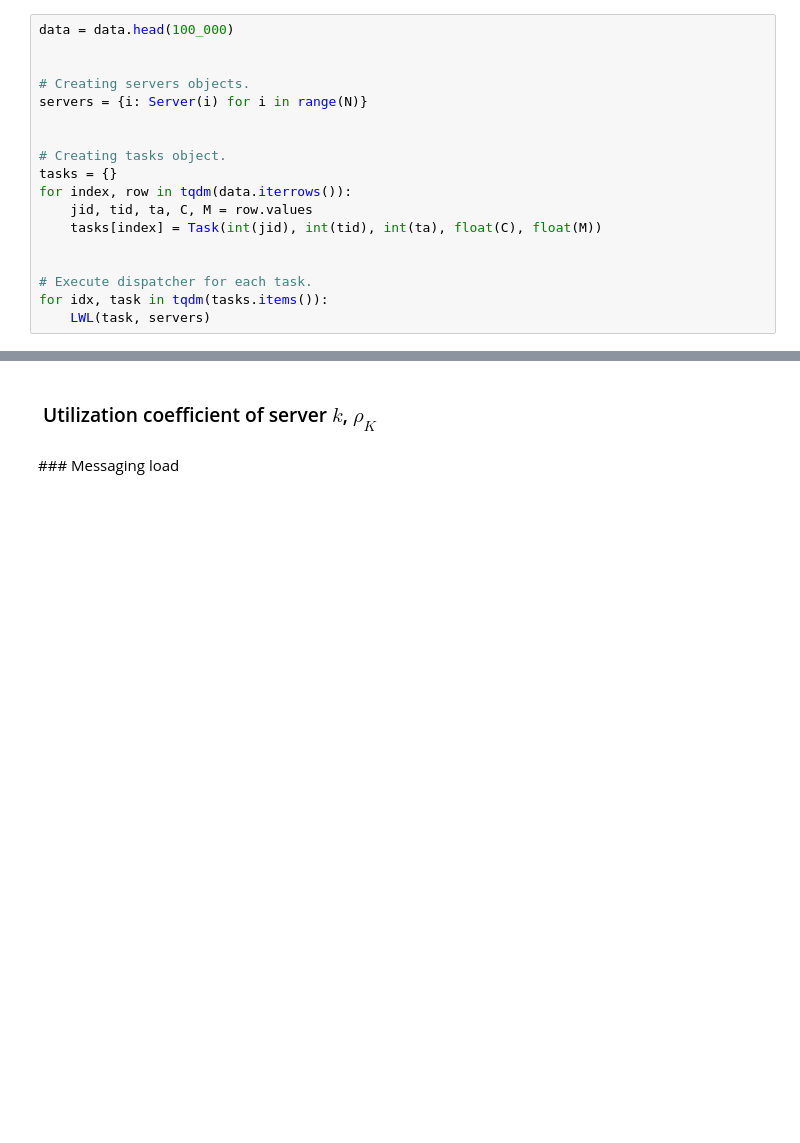
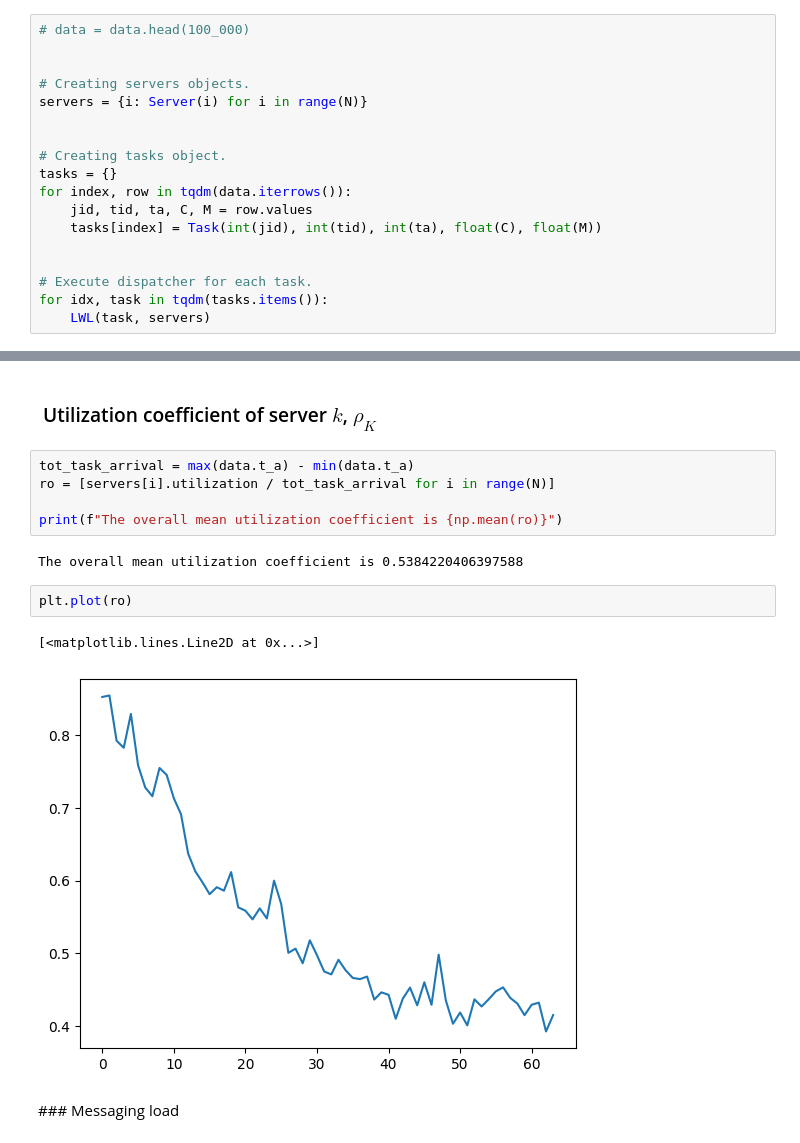
Before and after one commit to Matteo-Candi/Data_Center, a Jupyter notebook: Hw_2/main.ipynb, the cells around one changed output, grey strips where cells are left out. Drawn from its saved outputs; the diff is of its cells as text; blank space fills up the shorter version.

```diff
--- a/Hw_2/main.ipynb
+++ b/Hw_2/main.ipynb
@@ -196,7 +196,7 @@ def LWL(task, servers):
 
     selected_server.assign_task(task)
 # %%
-data = data.head(100_000)
+# data = data.head(100_000)
 
 
 # Creating servers objects.
@@ -337,5 +337,17 @@ The average "Job Slowdown" S is: 20550.76 sec
 # %% [markdown]
 ###  Utilization coefficient of server $k$, $\rho_K$
+# %%
+tot_task_arrival = max(data.t_a) - min(data.t_a)
+ro = [servers[i].utilization / tot_task_arrival for i in range(N)]
+
+print(f"The overall mean utilization coefficient is {np.mean(ro)}")
+# %% [output]
+The overall mean utilization coefficient is 0.5384220406397588
+# %%
+plt.plot(ro)
+# %% [output]
+[<matplotlib.lines.Line2D at 0x...>]
+[figure, added]
 # %% [markdown]
 ### Messaging load
 # %% [markdown]
```
Also changed, not shown: parts of 7 cells of this notebook.
